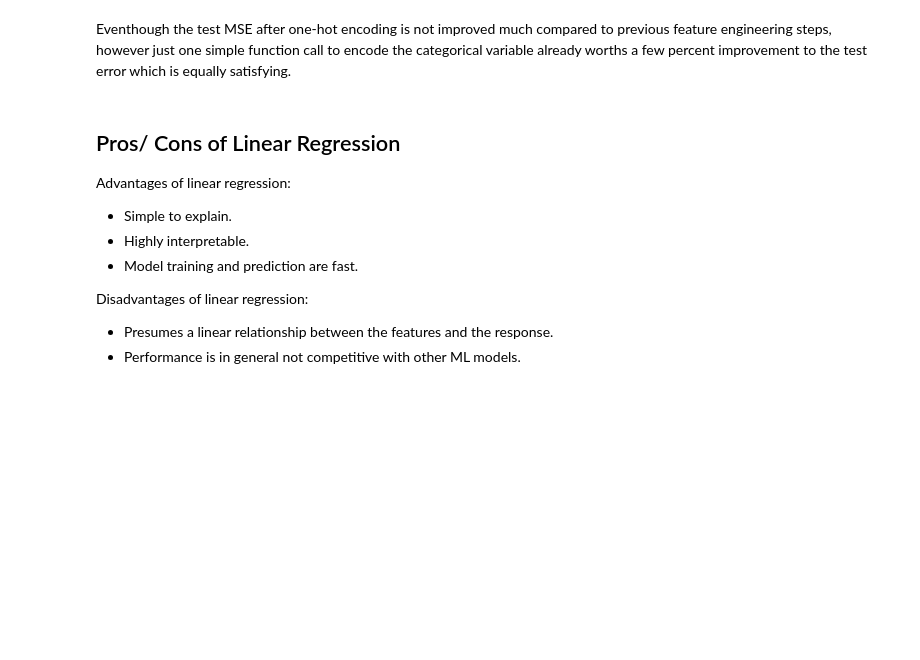
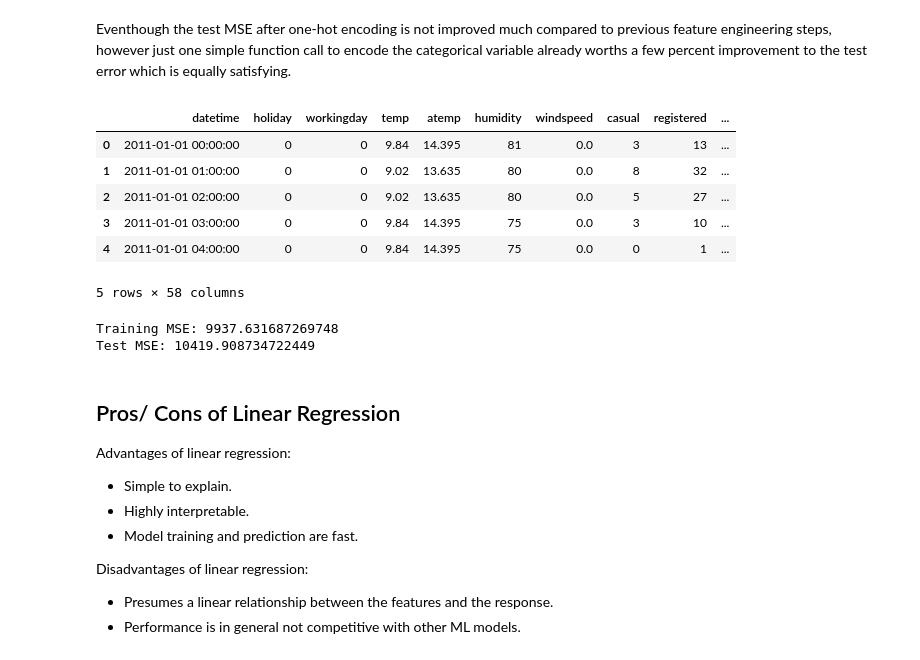
Before and after one commit to tranhoangkhuongvn/MachineLearning_Course, a Jupyter notebook: Part2_LinearRegression.ipynb, the cells around one changed output. Saved outputs shown, nothing was run; the diff lists cells and outputs as text; code cells hidden in the pictures; blank space fills up the shorter version.

Commit message:
Update part 2 LinearRegression

```diff
--- a/Part2_LinearRegression.ipynb
+++ b/Part2_LinearRegression.ipynb
@@ -325,8 +359,13 @@ As we see from the above results, the columns `season`,`holiday`,`workingday` an
 # %%
-bikes["date"] = bikes.datetime.apply(lambda x : x.split()[0])
-bikes["hour"] = bikes.datetime.apply(lambda x : x.split()[1].split(":")[0]).astype("int")
-bikes["year"] = bikes.datetime.apply(lambda x : x.split()[0].split("-")[0])
-bikes["weekday"] = bikes.date.apply(lambda dateString : datetime.strptime(dateString,"%Y-%m-%d").weekday())
-bikes["month"] = bikes.date.apply(lambda dateString : datetime.strptime(dateString,"%Y-%m-%d").month)
+#bikes["date"] = bikes.datetime.apply(lambda x : x.split()[0])
+#bikes["hour"] = bikes.datetime.apply(lambda x : x.split()[1].split(":")[0]).astype("int")
+#bikes["year"] = bikes.datetime.apply(lambda x : x.split()[0].split("-")[0])
+#bikes["weekday"] = bikes.date.apply(lambda dateString : datetime.strptime(dateString,"%Y-%m-%d").weekday())
+#bikes["month"] = bikes.date.apply(lambda dateString : datetime.strptime(dateString,"%Y-%m-%d").month)
+
+bikes['date'] = bikes.datetime.dt.date
+bikes['year'] = bikes.datetime.dt.year
+bikes['weekday'] = bikes.datetime.dt.weekday
+bikes['month'] = bikes.datetime.dt.month
 bikes.head()
 # %% [output]
@@ -404,5 +554,36 @@ print('Test MSE:', metrics.mean_squared_error(y_test, test_preds))
 # %% [markdown]
 Eventhough the test MSE after one-hot encoding is not improved much compared to previous feature engineering steps, however just one simple function call to encode the categorical variable already worths a few percent improvement to the test error which is equally satisfying.
+# %%
+bikes_one_hot = pd.get_dummies(bikes,
+                               columns=['season','weather', 'hour', 'year', 'weekday', 'month'],
+                               prefix = ['season', 'weather', 'hour', 'year', 'weekday', 'month'], drop_first=True)
+bikes_one_hot.head()
+# %% [output]
+|  | datetime | holiday | workingday | temp | atemp | humidity | windspeed | casual | registered | ... |
+| 0 | 2011-01-01 00:00:00 | 0 | 0 | 9.84 | 14.395 | 81 | 0.0 | 3 | 13 | ... |
+| 1 | 2011-01-01 01:00:00 | 0 | 0 | 9.02 | 13.635 | 80 | 0.0 | 8 | 32 | ... |
+| 2 | 2011-01-01 02:00:00 | 0 | 0 | 9.02 | 13.635 | 80 | 0.0 | 5 | 27 | ... |
+| 3 | 2011-01-01 03:00:00 | 0 | 0 | 9.84 | 14.395 | 75 | 0.0 | 3 | 10 | ... |
+| 4 | 2011-01-01 04:00:00 | 0 | 0 | 9.84 | 14.395 | 75 | 0.0 | 0 | 1 | ... |
+5 rows × 58 columns
+# %%
+X = bikes_one_hot.drop(dropFeatures, axis=1)
+y = bikes['total_rentals']
+
+X_train, X_test, y_train, y_test = train_test_split(X, y, test_size=0.2)
+# Instantiate a linear regression model and fit it through our training data
+linreg = LinearRegression()
+linreg.fit(X_train, y_train)
+
+# Make predictions on our training
+training_preds = linreg.predict(X_train)
+print('Training MSE:', metrics.mean_squared_error(y_train, training_preds))
+# Now apply the trained model on our test data
+test_preds = linreg.predict(X_test)
+print('Test MSE:', metrics.mean_squared_error(y_test, test_preds))
+# %% [output]
+Training MSE: 9937.631687269748
+Test MSE: 10419.908734722449
 # %% [markdown]
 ## Pros/ Cons of Linear Regression
 Advantages of linear regression:
```
Also changed, not shown: parts of 33 cells of this notebook.
